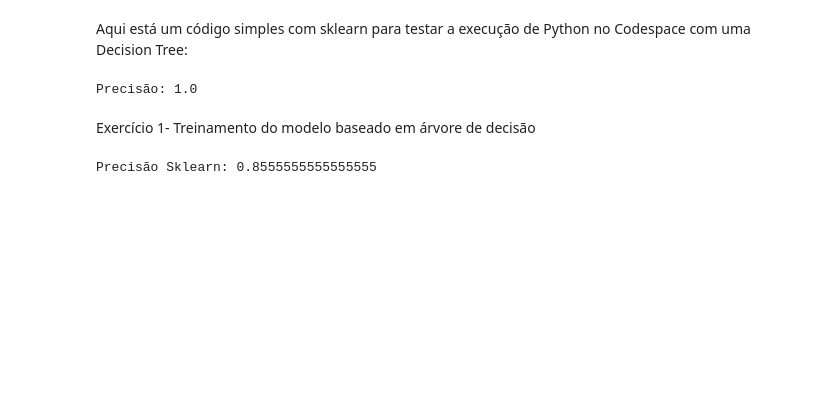
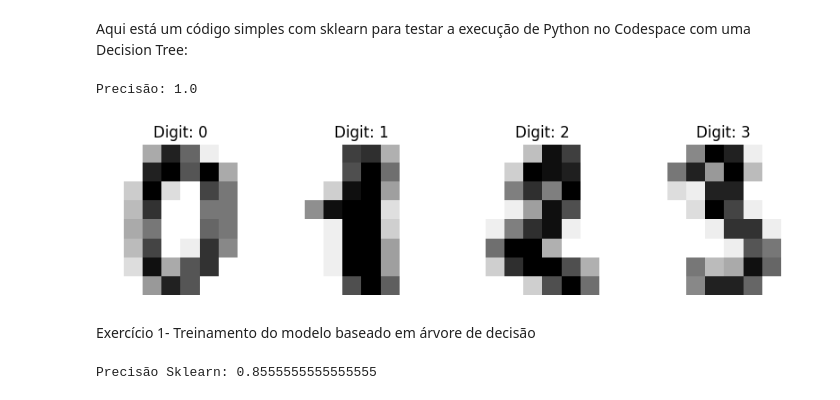
Before and after one commit to GodoyNat/mba-deeplearning-iad-006-2024-public, a Jupyter notebook: notebooks/começar_por_aqui.ipynb, the cells around one changed output. Cells and saved outputs as stored; diff of their text form; code cells hidden in the pictures; blank space fills up the shorter version.

```diff
--- a/notebooks/começar_por_aqui.ipynb
+++ b/notebooks/começar_por_aqui.ipynb
@@ -27,6 +27,23 @@ y_pred = clf.predict(X_test)
 print("Precisão:", clf.score(X_test, y_test))
 # %% [output]
 Precisão: 1.0
+# %%
+from sklearn.datasets import load_digits
+import matplotlib.pyplot as plt
+
+# Carregar o dataset com 10 classes
+digits = load_digits(n_class=10)
+
+# Visualizando as primeiras 4 imagens e seus rótulos
+fig, axes = plt.subplots(1, 4, figsize=(10, 3))
+for ax, image, label in zip(axes, digits.images, digits.target):
+    ax.set_axis_off()
+    ax.imshow(image, cmap=plt.cm.gray_r, interpolation='nearest')
+    ax.set_title(f'Digit: {label}')
+
+plt.show()
+# %% [output]
+[figure, added]
 # %% [markdown]
 Exercício 1-  Treinamento do modelo baseado em árvore de decisão
 # %%
```
Also changed, not shown: parts of 8 cells of this notebook, 4 other files.
